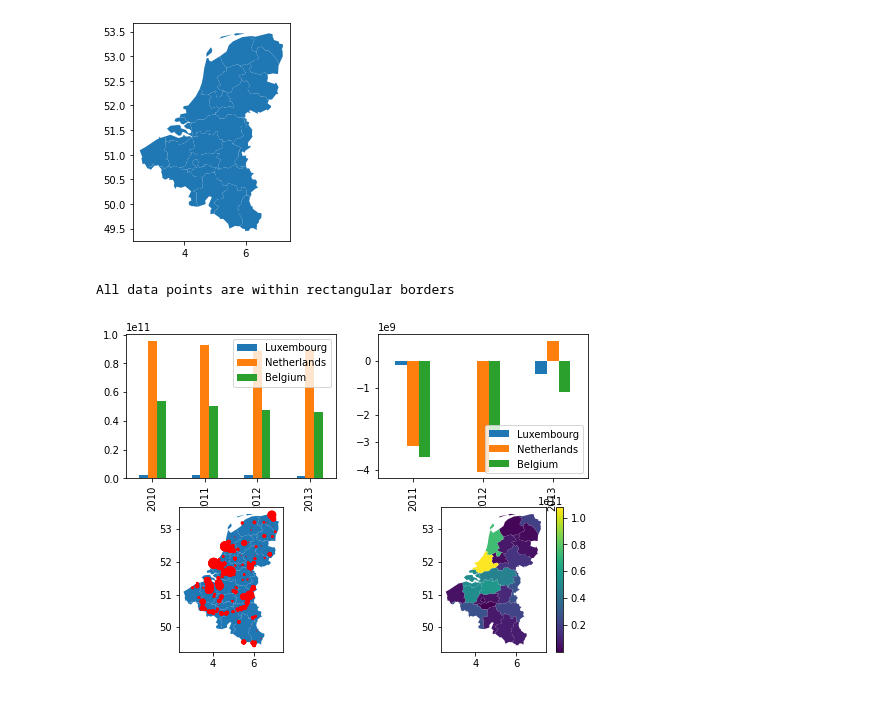
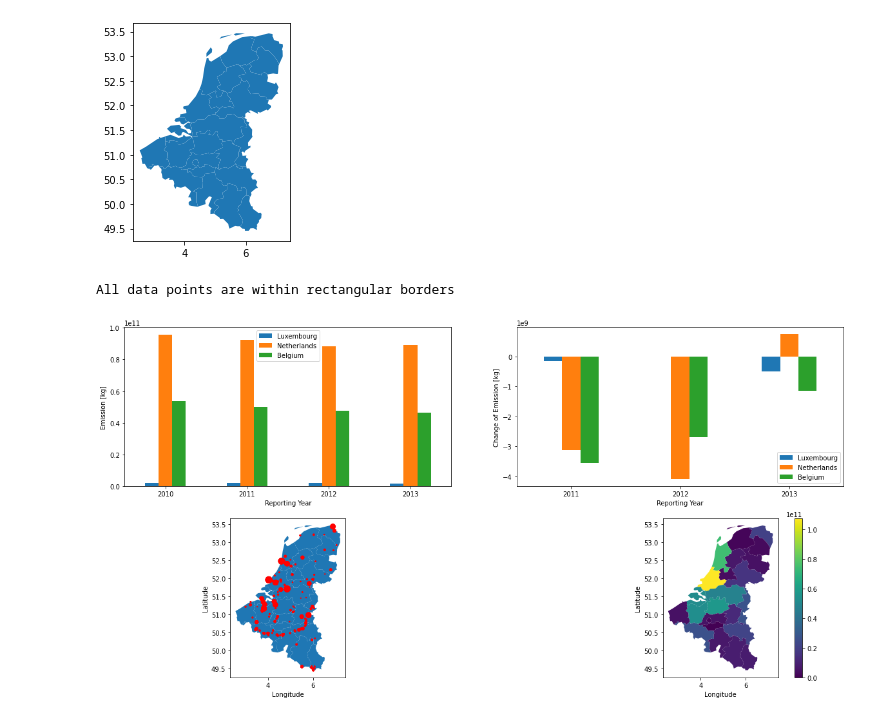
Before and after one commit to ElsevierSoftwareX/SOFTX-D-21-00134, a Jupyter notebook: docs/source/notebooks/Tutorial_4_Export_Data.ipynb, the cells around one changed output. Cells and saved outputs as stored; diff of their text form; code cells hidden in the pictures.

```diff
--- a/docs/source/notebooks/Tutorial_4_Export_Data.ipynb
+++ b/docs/source/notebooks/Tutorial_4_Export_Data.ipynb
@@ -33,18 +33,22 @@ mapdata1.plot()
 # %%
 import matplotlib.pyplot as plt
 
 fig1, ax = plt.subplots(2, 2, figsize=(8.27, (1.5/3)*11.69))
-ep.plot_PollutantVolume(dataset1, ax=ax[0,0], FirstOrder='ReportingYear', SecondOrder='CountryName')
-ep.plot_PollutantVolumeChange(dataset1, ax=ax[0,1], FirstOrder='ReportingYear', SecondOrder='CountryName')
-ep.map_PollutantSource(dataset1,mapdata1, ax=ax[1,0], markersize=100)
-ep.map_PollutantRegions(dataset1, mapdata1, ax=ax[1,1], legend=True)
+ep.plot_PollutantVolume(dataset1, ax=ax[0,0], FirstOrder='ReportingYear', SecondOrder='CountryName', rot=0).set(xlabel='Reporting Year', ylabel='Emission [kg]')
+ep.plot_PollutantVolumeChange(dataset1, ax=ax[0,1], FirstOrder='ReportingYear', SecondOrder='CountryName', rot=0).set(xlabel='Reporting Year', ylabel='Change of Emission [kg]')
+ep.map_PollutantSource(dataset1,mapdata1, ax=ax[1,0], markersize=100).set(xlabel='Longitude', ylabel='Latitude')
+ep.map_PollutantRegions(dataset1, mapdata1, ax=ax[1,1], legend=True).set(xlabel='Longitude', ylabel='Latitude')
+
+
+fig1.set_figheight(10)
+fig1.set_figwidth(20)
 
 ep.export_fig(fig1, filename='Benelux.png')
 ep.export_fig(fig1, filename='Benelux.pdf', facecolor='w', edgecolor='w')
 ep.export_fig(fig1, filename='Benelux.svg', quality=60, facecolor='w', edgecolor='w')
 # %% [output]
 All data points are within rectangular borders
-[figure, old version]
+[figure, new version]
 # %%
 #mb.head()
 
```
Also changed, not shown: 18 other files.
